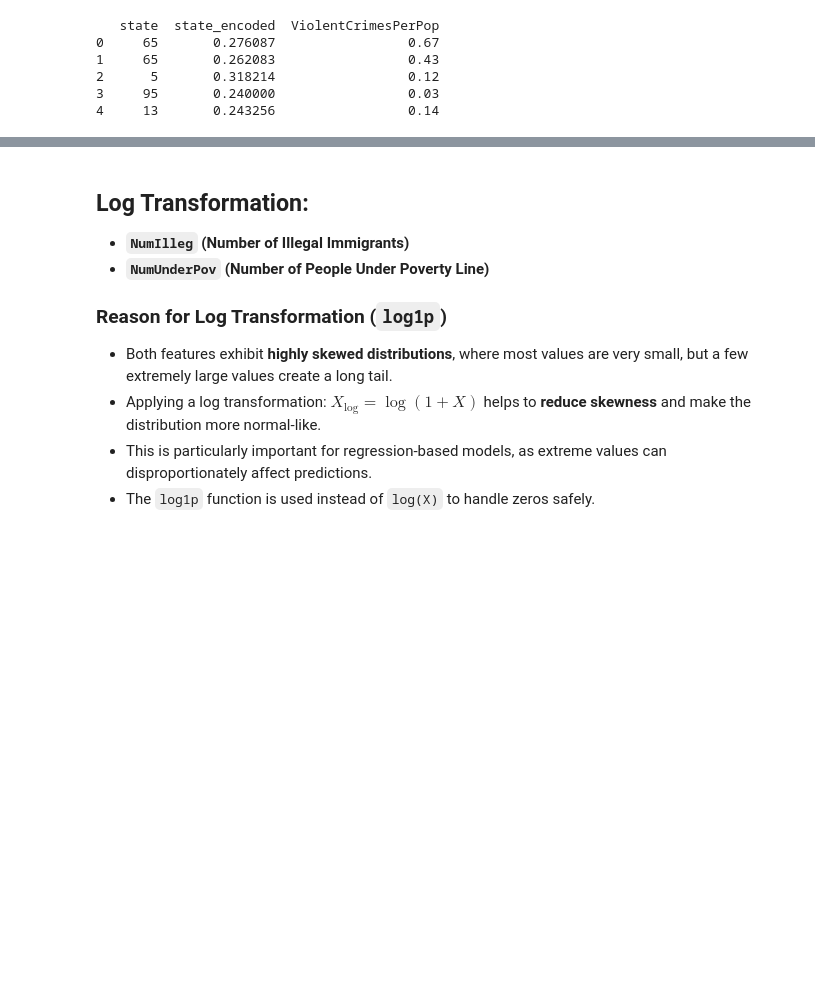
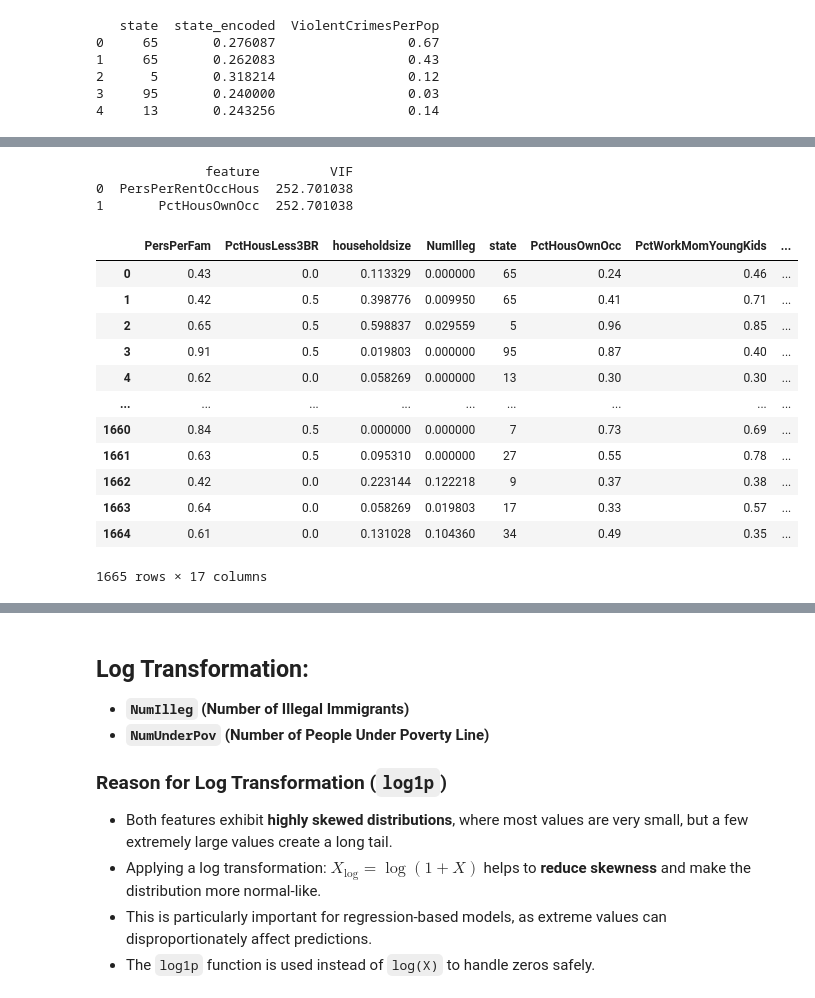
Before and after one commit to LuckyJH2024/5243_project1-Team4, a Jupyter notebook: Full_code_V1.ipynb, the cells around one changed output, grey strips where cells are left out. Cells and saved outputs as stored; diff of their text form; code cells hidden in the pictures; blank space fills up the shorter version.

```diff
--- a/Full_code_V1.ipynb
+++ b/Full_code_V1.ipynb
@@ -888,0 +811,26 @@ print(df[["state", "state_encoded", "ViolentCrimesPerPop"]].head())
+# %%
+X = df[['PersPerRentOccHous', 'PctHousOwnOcc']]
+vif_data = pd.DataFrame()
+vif_data["feature"] = X.columns
+vif_data["VIF"] = [variance_inflation_factor(X.values, i) for i in range(X.shape[1])]
+print(vif_data)
+# %% [output]
+              feature         VIF
+0  PersPerRentOccHous  252.701038
+1       PctHousOwnOcc  252.701038
+# %%
+df.drop("PersPerRentOccHous",axis=1)
+# %% [output]
+|  | PersPerFam | PctHousLess3BR | householdsize | NumIlleg | state | PctHousOwnOcc | PctWorkMomYoungKids | ... |
+| 0 | 0.43 | 0.0 | 0.113329 | 0.000000 | 65 | 0.24 | 0.46 | ... |
+| 1 | 0.42 | 0.5 | 0.398776 | 0.009950 | 65 | 0.41 | 0.71 | ... |
+| 2 | 0.65 | 0.5 | 0.598837 | 0.029559 | 5 | 0.96 | 0.85 | ... |
+| 3 | 0.91 | 0.5 | 0.019803 | 0.000000 | 95 | 0.87 | 0.40 | ... |
+| 4 | 0.62 | 0.0 | 0.058269 | 0.000000 | 13 | 0.30 | 0.30 | ... |
+| ... | ... | ... | ... | ... | ... | ... | ... | ... |
+| 1660 | 0.84 | 0.5 | 0.000000 | 0.000000 | 7 | 0.73 | 0.69 | ... |
+| 1661 | 0.63 | 0.5 | 0.095310 | 0.000000 | 27 | 0.55 | 0.78 | ... |
+| 1662 | 0.42 | 0.0 | 0.223144 | 0.122218 | 9 | 0.37 | 0.38 | ... |
+| 1663 | 0.64 | 0.0 | 0.058269 | 0.019803 | 17 | 0.33 | 0.57 | ... |
+| 1664 | 0.61 | 0.0 | 0.131028 | 0.104360 | 34 | 0.49 | 0.35 | ... |
+1665 rows × 17 columns
```
Also changed, not shown: parts of 30 cells of this notebook.
